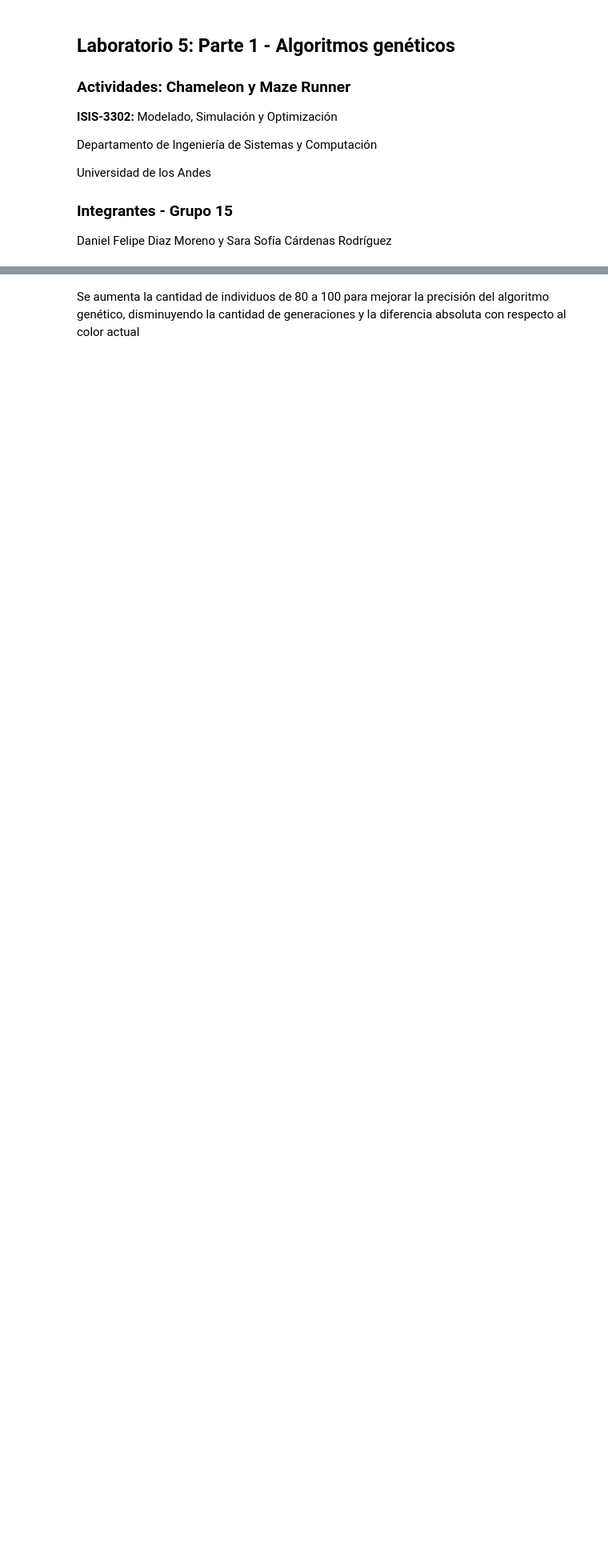
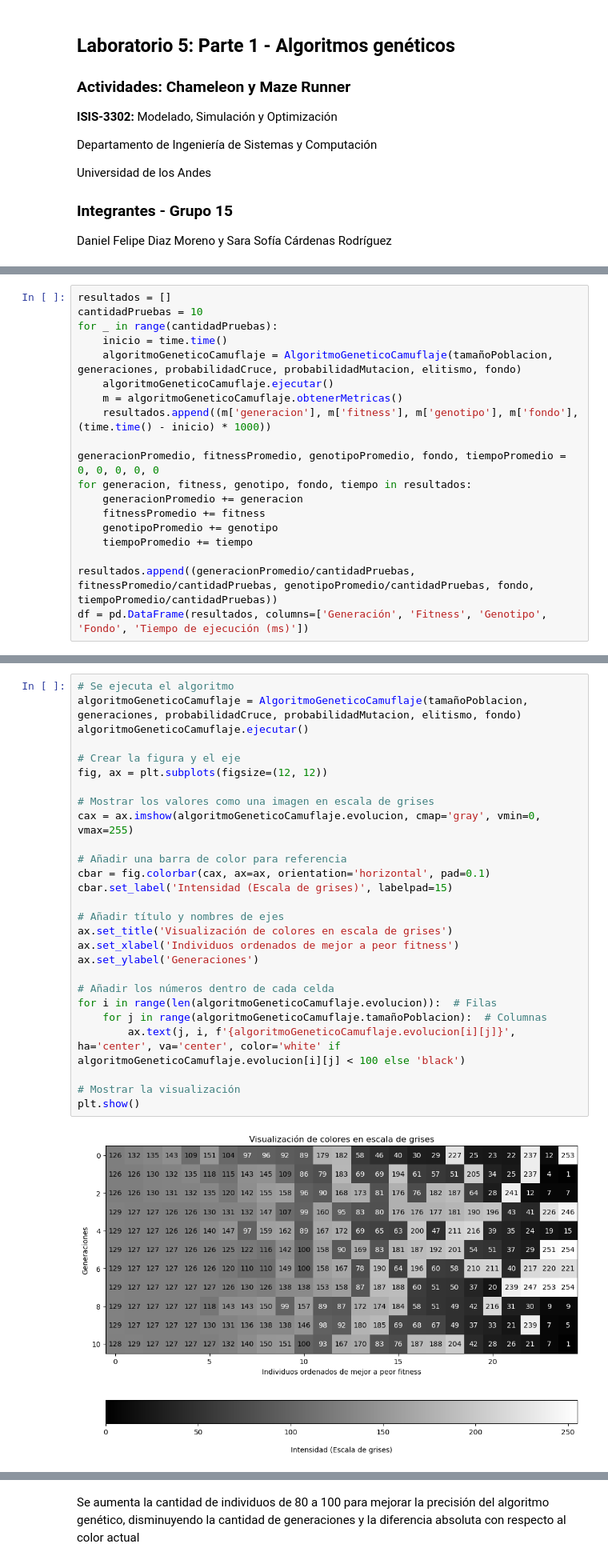
Before and after one commit to ddi4z/Laboratorios-MOS, a Jupyter notebook: Laboratorio 5/solucionP1.ipynb, the cells around one changed output, grey strips where cells are left out. Shown: that part at 80% size. Cells and saved outputs as stored; diff of their text form; blank space fills up the shorter version.

Commit message:
documentacion y pruebas lab 5 - parte 1

```diff
--- a/Laboratorio 5/solucionP1.ipynb
+++ b/Laboratorio 5/solucionP1.ipynb
@@ -170,0 +271,19 @@ print(algoritmoGeneticoCamuflaje.obtenerMetricas())
+# %%
+resultados = []
+cantidadPruebas = 10
+for _ in range(cantidadPruebas):
+    inicio = time.time()
+    algoritmoGeneticoCamuflaje = AlgoritmoGeneticoCamuflaje(tamañoPoblacion, generaciones, probabilidadCruce, probabilidadMutacion, elitismo, fondo)
+    algoritmoGeneticoCamuflaje.ejecutar()
+    m = algoritmoGeneticoCamuflaje.obtenerMetricas()
+    resultados.append((m['generacion'], m['fitness'], m['genotipo'], m['fondo'], (time.time() - inicio) * 1000))
+
+generacionPromedio, fitnessPromedio, genotipoPromedio, fondo, tiempoPromedio = 0, 0, 0, 0, 0
+for generacion, fitness, genotipo, fondo, tiempo in resultados:
+    generacionPromedio += generacion
+    fitnessPromedio += fitness
+    genotipoPromedio += genotipo
+    tiempoPromedio += tiempo
+
+resultados.append((generacionPromedio/cantidadPruebas, fitnessPromedio/cantidadPruebas, genotipoPromedio/cantidadPruebas, fondo, tiempoPromedio/cantidadPruebas))
+df = pd.DataFrame(resultados, columns=['Generación', 'Fitness', 'Genotipo', 'Fondo', 'Tiempo de ejecución (ms)'])
@@ -171 +321,30 @@ print(algoritmoGeneticoCamuflaje.obtenerMetricas())
+# %%
+# Se ejecuta el algoritmo
+algoritmoGeneticoCamuflaje = AlgoritmoGeneticoCamuflaje(tamañoPoblacion, generaciones, probabilidadCruce, probabilidadMutacion, elitismo, fondo)
+algoritmoGeneticoCamuflaje.ejecutar()
+
+# Crear la figura y el eje
+fig, ax = plt.subplots(figsize=(12, 12))
+
+# Mostrar los valores como una imagen en escala de grises
+cax = ax.imshow(algoritmoGeneticoCamuflaje.evolucion, cmap='gray', vmin=0, vmax=255)
+
+# Añadir una barra de color para referencia
+cbar = fig.colorbar(cax, ax=ax, orientation='horizontal', pad=0.1)
+cbar.set_label('Intensidad (Escala de grises)', labelpad=15)
+
+# Añadir título y nombres de ejes
+ax.set_title('Visualización de colores en escala de grises')
+ax.set_xlabel('Individuos ordenados de mejor a peor fitness')
+ax.set_ylabel('Generaciones')
+
+# Añadir los números dentro de cada celda
+for i in range(len(algoritmoGeneticoCamuflaje.evolucion)):  # Filas
+    for j in range(algoritmoGeneticoCamuflaje.tamañoPoblacion):  # Columnas
+        ax.text(j, i, f'{algoritmoGeneticoCamuflaje.evolucion[i][j]}', ha='center', va='center', color='white' if algoritmoGeneticoCamuflaje.evolucion[i][j] < 100 else 'black')
+
+# Mostrar la visualización
+plt.show()
+# %% [output]
+[figure, added]
 # %% [markdown]
```
Also changed, not shown: parts of 20 cells of this notebook, 1 other file.
